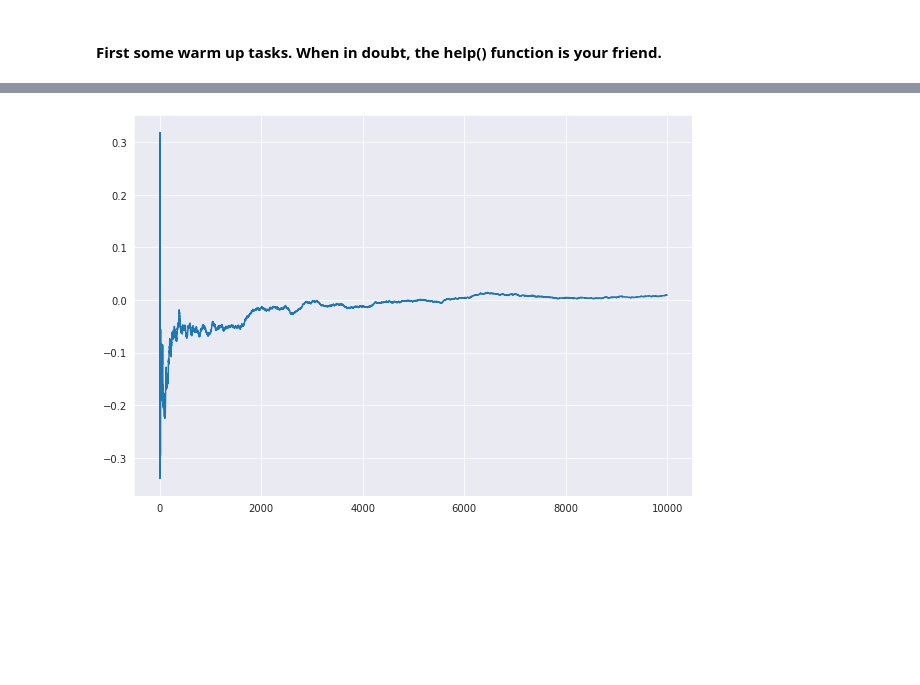
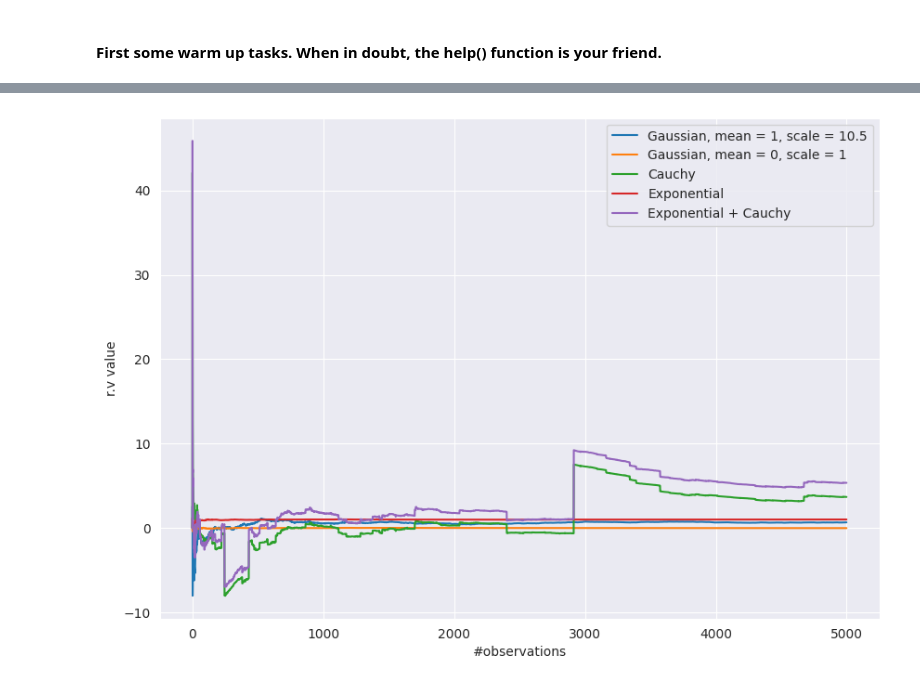
Before and after one commit to bilbrait/fundamentals-machine-learning, a Jupyter notebook: FML 1 - Supervised Learning (solutions).ipynb, the cells around one changed output, grey strips where cells are left out. Cells and saved outputs as stored; diff of their text form; code cells hidden in the pictures; blank space fills up the shorter version.

```diff
--- a/FML 1 - Supervised Learning (solutions).ipynb
+++ b/FML 1 - Supervised Learning (solutions).ipynb
@@ -19,21 +27,52 @@ warnings.filterwarnings("ignore")
 # %%
 from scipy.stats import norm
 from scipy.stats import cauchy
 from scipy.stats import expon
 
-n = 10000
+n = 5000
 
-Grv = norm.rvs( size = n, random_state = rng )
-Crv = cauchy.rvs( size = n, random_state = rng )
+Grv1 = norm.rvs( loc = 1, scale = 10.5, size = n, random_state = rng )
+Grv2 = norm.rvs( size = n, random_state = rng )
+Crv = cauchy.rvs( loc = -1, scale = 2.5, size = n, random_state = rng )
 Erv = expon.rvs( size = n, random_state = rng )
 
-a = []
-for i in range(len(Grv)):
-    if i == 0: a.append( sum( Grv[ :i ] )/ 1 )
-    else: a.append( sum( Grv[ :i ] )/ i )
+a1 = []
+for i in range(len(Grv1)):
+    if i == 0: a1.append( sum( Grv1[ :i ] )/ 1 )
+    else: a1.append( sum( Grv1[ :i ] )/ i )
+
+a2 = []
+for i in range(len(Grv2)):
+    if i == 0: a2.append( sum( Grv2[ :i ] )/ 1 )
+    else: a2.append( sum( Grv2[ :i ] )/ i )
+
+b = []
+for i in range(len(Crv)):
+    if i == 0: b.append( sum( Crv[ :i ] )/ 1 )
+    else: b.append( sum( Crv[ :i ] )/ i )
+
+
+c = []
+for i in range(len(Erv)):
+    if i == 0: c.append( sum( Erv[ :i ] )/ 1 )
+    else: c.append( sum( Erv[ :i ] )/ i )
+
+d = []
+for i in range(len(Erv)):
+    X = Erv + Crv + Grv1
+    if i == 0: d.append( sum( X[ :i ] )/ 1 )
+    else: d.append( sum(  X[ :i ] )/ i )
 
 plt.figure( figsize=( 10, 7 ) )
-plt.plot( a )
+plt.plot( a1, label = "Gaussian, mean = 1, scale = 10.5" )
+plt.plot( a2, label = "Gaussian, mean = 0, scale = 1" )
+plt.plot( b, label = "Cauchy" )
+plt.plot( c, label = "Exponential" )
+plt.plot( d, label = "Exponential + Cauchy" )
+
+plt.legend( loc = "best")
+plt.xlabel( '#observations')
+plt.ylabel( 'r.v value')
 plt.show()
 # %% [output]
-[figure, old version]
+[figure, new version]
```
Also changed, not shown: parts of 19 cells of this notebook, 1 other file.
